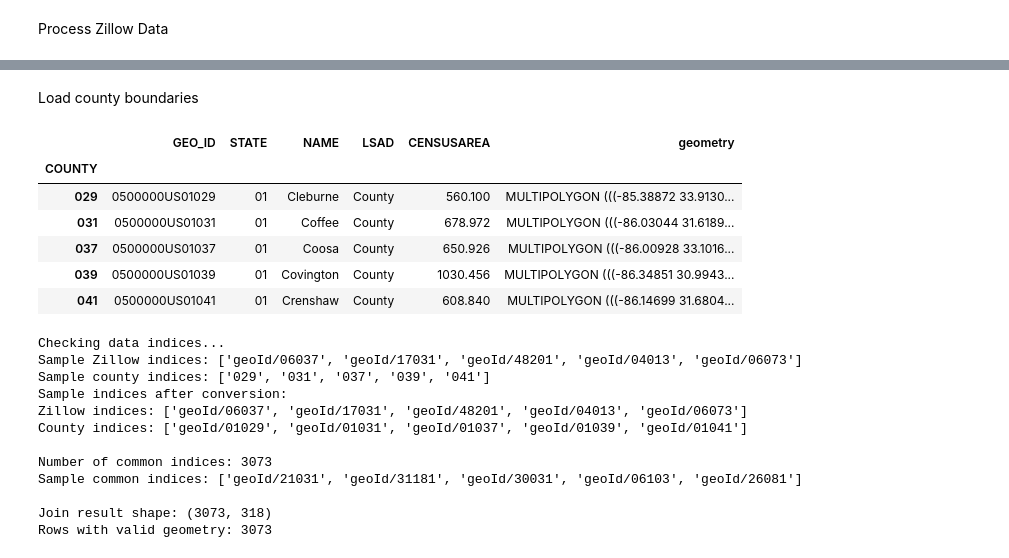
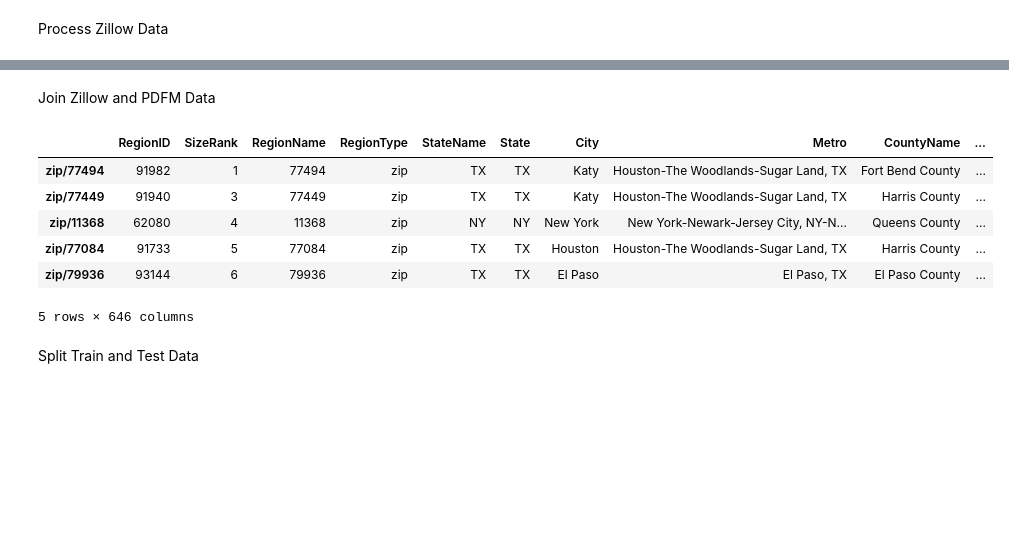
Before and after one commit to harit105/GeoSpatialProjects, a Jupyter notebook: PredictingHomeValuesIn3D/PDFMFEATURES.ipynb, the cells around one changed output, grey strips where cells are left out. Saved outputs shown, nothing was run; the diff lists cells and outputs as text; code cells hidden in the pictures; blank space fills up the shorter version.

```diff
--- a/PredictingHomeValuesIn3D/PDFMFEATURES.ipynb
+++ b/PredictingHomeValuesIn3D/PDFMFEATURES.ipynb
@@ -52,0 +51,13 @@ County GeoJSON file already exists: /Users/haritshah/county.geojson
+# %% [markdown]
+Join Zillow and PDFM Data
+# %%
+data = zhvi_df.join(zipcode_embeddings, how="inner")
+data.head()
+# %% [output]
+|  | RegionID | SizeRank | RegionName | RegionType | StateName | State | City | Metro | CountyName | ... |
+| zip/77494 | 91982 | 1 | 77494 | zip | TX | TX | Katy | Houston-The Woodlands-Sugar Land, TX | Fort Bend County | ... |
+| zip/77449 | 91940 | 3 | 77449 | zip | TX | TX | Katy | Houston-The Woodlands-Sugar Land, TX | Harris County | ... |
+| zip/11368 | 62080 | 4 | 11368 | zip | NY | NY | New York | New York-Newark-Jersey City, NY-N... | Queens County | ... |
+| zip/77084 | 91733 | 5 | 77084 | zip | TX | TX | Houston | Houston-The Woodlands-Sugar Land, TX | Harris County | ... |
+| zip/79936 | 93144 | 6 | 79936 | zip | TX | TX | El Paso | El Paso, TX | El Paso County | ... |
+5 rows × 646 columns
@@ -53,64 +69,2 @@ County GeoJSON file already exists: /Users/haritshah/county.geojson
 # %% [markdown]
-Load county boundaries
+Split Train and Test Data
-# %%
-county_gdf = gpd.read_file(county_geojson)
-county_gdf.set_index("COUNTY", inplace=True)
-county_gdf.head()
-# %% [output]
-|  | GEO_ID | STATE | NAME | LSAD | CENSUSAREA | geometry |
-| COUNTY |  |  |  |  |  |  |
-| 029 | 0500000US01029 | 01 | Cleburne | County | 560.100 | MULTIPOLYGON (((-85.38872 33.9130... |
-| 031 | 0500000US01031 | 01 | Coffee | County | 678.972 | MULTIPOLYGON (((-86.03044 31.6189... |
-| 037 | 0500000US01037 | 01 | Coosa | County | 650.926 | MULTIPOLYGON (((-86.00928 33.1016... |
-| 039 | 0500000US01039 | 01 | Covington | County | 1030.456 | MULTIPOLYGON (((-86.34851 30.9943... |
-| 041 | 0500000US01041 | 01 | Crenshaw | County | 608.840 | MULTIPOLYGON (((-86.14699 31.6804... |
-# %%
-# Fix the join by creating proper index mapping
-print("Checking data indices...")
-print("Sample Zillow indices:", zhvi_df.index[:5].tolist())
-print("Sample county indices:", county_gdf.index[:5].tolist())
-
-# Reset county_gdf and create proper index to match Zillow format
-county_gdf_reset = county_gdf.reset_index()
-
-# Extract FIPS code from GEO_ID and create geoId format
-# GEO_ID format: '0500000US01029' -> extract '01029' -> create 'geoId/01029'
-county_gdf_reset['FIPS'] = county_gdf_reset['GEO_ID'].str[-5:]  # Last 5 characters
-county_gdf_reset['geoId'] = 'geoId/' + county_gdf_reset['FIPS']
-county_gdf_reset.set_index('geoId', inplace=True)
-
-print("Sample indices after conversion:")
-print("Zillow indices:", zhvi_df.index[:5].tolist())
-print("County indices:", county_gdf_reset.index[:5].tolist())
-
-# Check for common indices
-common_indices = set(zhvi_df.index) & set(county_gdf_reset.index)
-print(f"\nNumber of common indices: {len(common_indices)}")
-
-if len(common_indices) > 0:
-    print("Sample common indices:", list(common_indices)[:5])
-
-    # Perform the join
-    df = zhvi_df.join(county_gdf_reset)
-    zhvi_gdf = gpd.GeoDataFrame(df, geometry="geometry")
-
-    print(f"\nJoin result shape: {zhvi_gdf.shape}")
-    print(f"Rows with valid geometry: {zhvi_gdf.geometry.notna().sum()}")
-
-    zhvi_gdf.head()
-else:
-    print("No common indices found - need to investigate further")
-    zhvi_gdf = None
-# %% [output]
-Checking data indices...
-Sample Zillow indices: ['geoId/06037', 'geoId/17031', 'geoId/48201', 'geoId/04013', 'geoId/06073']
-Sample county indices: ['029', '031', '037', '039', '041']
-Sample indices after conversion:
-Zillow indices: ['geoId/06037', 'geoId/17031', 'geoId/48201', 'geoId/04013', 'geoId/06073']
-County indices: ['geoId/01029', 'geoId/01031', 'geoId/01037', 'geoId/01039', 'geoId/01041']
-
-Number of common indices: 3073
-Sample common indices: ['geoId/21031', 'geoId/31181', 'geoId/30031', 'geoId/06103', 'geoId/26081']
-
-Join result shape: (3073, 318)
-Rows with valid geometry: 3073
```
Also changed, not shown: parts of 24 cells of this notebook, 1 other file.
